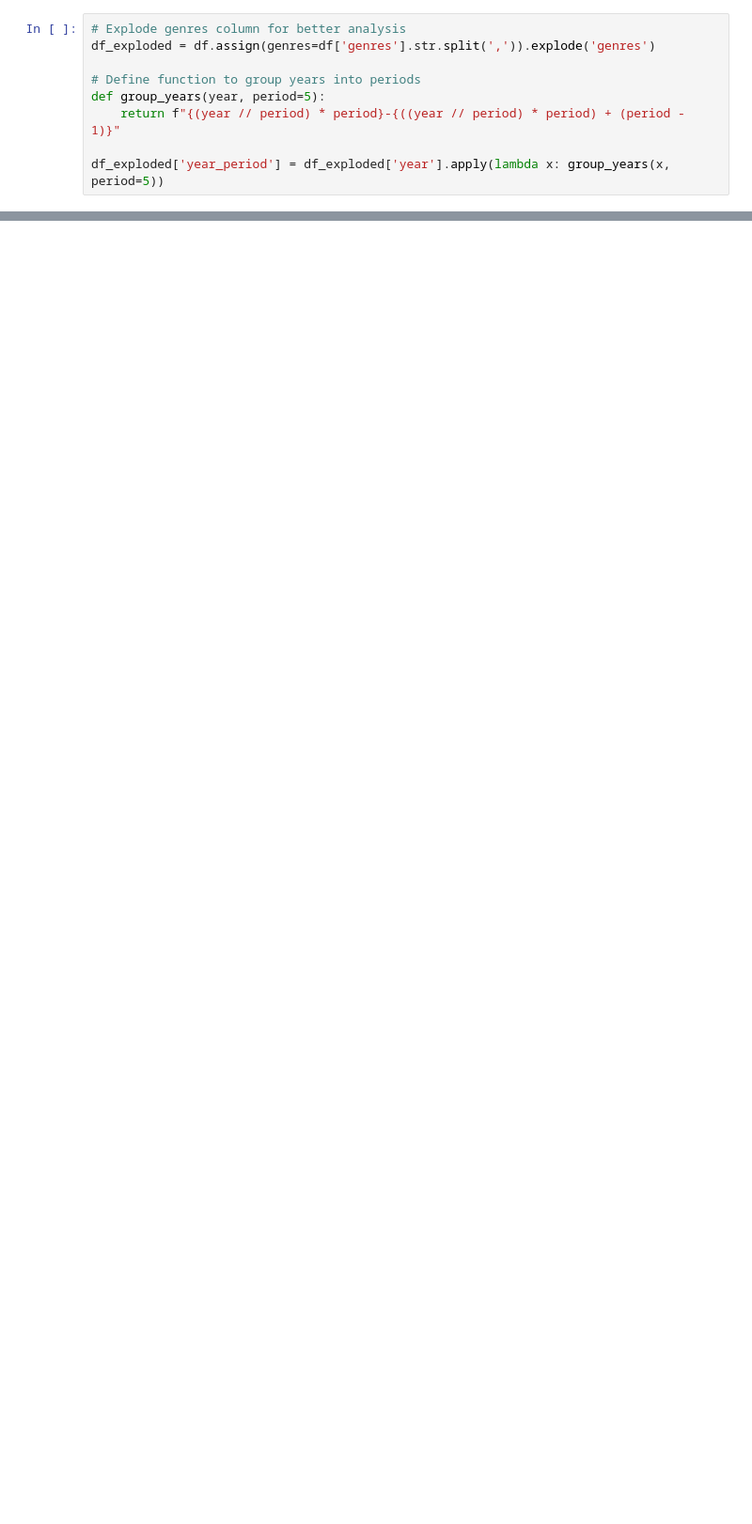
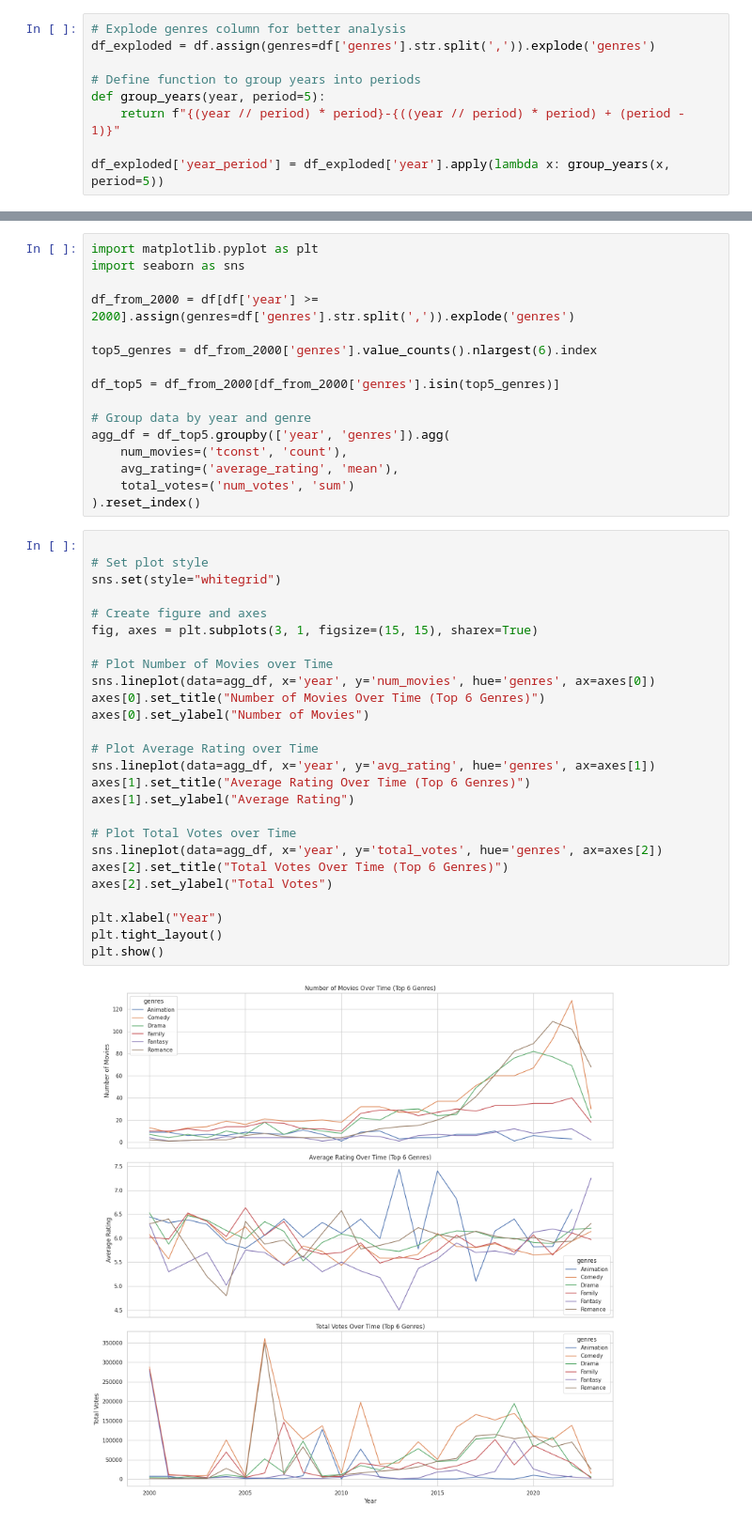
Before and after one commit to Thanh-WuTan/COMP4010_HolidayMoviesAnalysis, a Jupyter notebook: code.ipynb, the cells around one changed output, grey strips where cells are left out. Shown at 94% size. Saved outputs shown, nothing was run; the diff lists cells and outputs as text; blank space fills up the shorter version.

Commit message:
formating and plot top5 genres

```diff
--- a/code.ipynb
+++ b/code.ipynb
@@ -162,0 +191,44 @@ if __name__ == '__main__':
+# %%
+import matplotlib.pyplot as plt
+import seaborn as sns
+
+df_from_2000 = df[df['year'] >= 2000].assign(genres=df['genres'].str.split(',')).explode('genres')
+
+top5_genres = df_from_2000['genres'].value_counts().nlargest(6).index
+
+df_top5 = df_from_2000[df_from_2000['genres'].isin(top5_genres)]
+
+# Group data by year and genre
+agg_df = df_top5.groupby(['year', 'genres']).agg(
+    num_movies=('tconst', 'count'),
+    avg_rating=('average_rating', 'mean'),
+    total_votes=('num_votes', 'sum')
+).reset_index()
+# %%
+
+# Set plot style
+sns.set(style="whitegrid")
+
+# Create figure and axes
+fig, axes = plt.subplots(3, 1, figsize=(15, 15), sharex=True)
+
+# Plot Number of Movies over Time
+sns.lineplot(data=agg_df, x='year', y='num_movies', hue='genres', ax=axes[0])
+axes[0].set_title("Number of Movies Over Time (Top 6 Genres)")
+axes[0].set_ylabel("Number of Movies")
+
+# Plot Average Rating over Time
+sns.lineplot(data=agg_df, x='year', y='avg_rating', hue='genres', ax=axes[1])
+axes[1].set_title("Average Rating Over Time (Top 6 Genres)")
+axes[1].set_ylabel("Average Rating")
+
+# Plot Total Votes over Time
+sns.lineplot(data=agg_df, x='year', y='total_votes', hue='genres', ax=axes[2])
+axes[2].set_title("Total Votes Over Time (Top 6 Genres)")
+axes[2].set_ylabel("Total Votes")
+
+plt.xlabel("Year")
+plt.tight_layout()
+plt.show()
+# %% [output]
+[figure, added]
```
Also changed, not shown: parts of 5 cells of this notebook.
